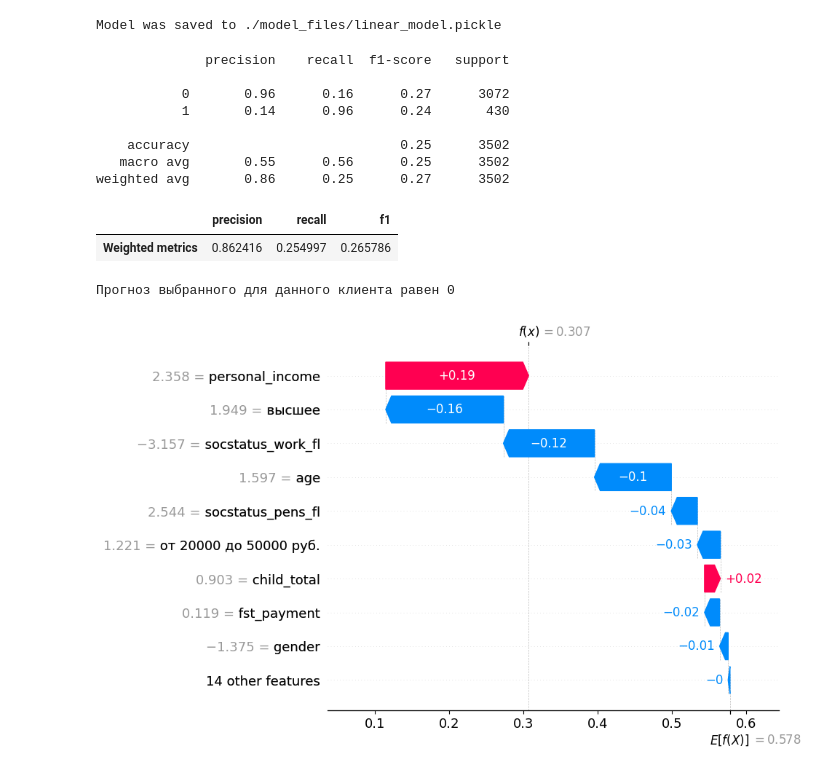
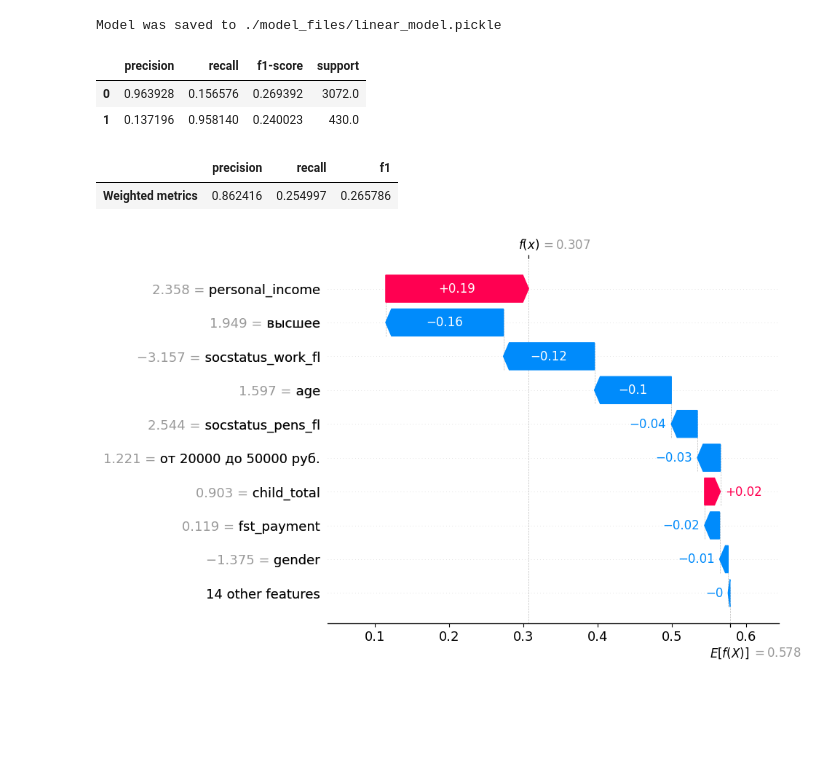
Before and after one commit to SadSabrina/streamlit_ds_app, a Jupyter notebook: Model_learning.ipynb, the cells around one changed output. Saved outputs shown, nothing was run; the diff lists cells and outputs as text; code cells hidden in the pictures; blank space fills up the shorter version.

```diff
--- a/Model_learning.ipynb
+++ b/Model_learning.ipynb
@@ -431,7 +432,6 @@ The training of models showed that anomalies in the length of service (thay were
 
 from sklearn.model_selection import train_test_split
 from sklearn.preprocessing import StandardScaler
-from sklearn.pipeline import Pipeline
 
 data = pd.read_csv('./datasets/encoded_data.csv')
 X = data.drop(['target'], axis=1)
@@ -443,8 +443,7 @@ sc = StandardScaler()
 X_train_transformed = sc.fit_transform(X_train)
 X_test_transformed = sc.transform(X_test)
 
-#lr_all_data = get_results(LogisticRegression(class_weight='balanced'), X_train_all_transformed, X_test_all_transformed, y_train_all, y_test_all, 'Logistic Regression on all data')
+lr = LogisticRegression(class_weight='balanced')
 
-lr = LogisticRegression(class_weight='balanced')
-lr.fit(X_train_transformed, y_train)
+get_results(lr, X_train_all_transformed, X_test_all_transformed, y_train_all, y_test_all, 'Logistic Regression on all data')
 # %% [output]
@@ -513,7 +508,7 @@ def get_classification_report_to_custom_threshold(model, X_test_data, y_test_dat
 
     #Classification report
 
-    cl_report = classification_report(y_test_data, predictions_cl)
+    cl_report = pd.DataFrame(classification_report(y_test_data, predictions_cl, output_dict=True)).transpose().drop(['macro avg', 'weighted avg', 'accuracy'])
 
     weighted_data = pd.DataFrame({'precision' : precision, 'recall' : recall, 'f1': f1}, index=['Weighted metrics'])
 
@@ -565,23 +562,14 @@ Model was saved to ./model_files/linear_model.pickle
 lr = load_model('linear_model.pickle')
 # %%
 clf_report, weighted_metrics = get_classification_report_to_custom_threshold(lr, X_test_transformed, y_test, 0.32)
-print(clf_report)
+display(clf_report)
 display(weighted_metrics)
 # %% [output]
-              precision    recall  f1-score   support
-
-           0       0.96      0.16      0.27      3072
-           1       0.14      0.96      0.24       430
-
-    accuracy                           0.25      3502
-   macro avg       0.55      0.56      0.25      3502
-weighted avg       0.86      0.25      0.27      3502
-|  | precision | recall | f1 |
-| Weighted metrics | 0.862416 | 0.254997 | 0.265786 |
+|  | precision | recall | f1-score | support |
+| 0 | 0.963928 | 0.156576 | 0.269392 | 3072.0 |
+| 1 | 0.137196 | 0.958140 | 0.240023 | 430.0 |
+|  | precision | recall | f1 |
+| Weighted metrics | 0.862416 | 0.254997 | 0.265786 |
-# %%
-get_prediction_by_index(lr, X_test_transformed, X_test, index=1, treshold=0.5)
-# %% [output]
-Прогноз выбранного для данного клиента равен 0
 # %%
 get_shap_values_by_index(lr, X_train_transformed, X_test_transformed, X_test.columns, index=1, treshold=0.5)
 # %% [output]
```
Also changed, not shown: parts of 9 cells of this notebook.
